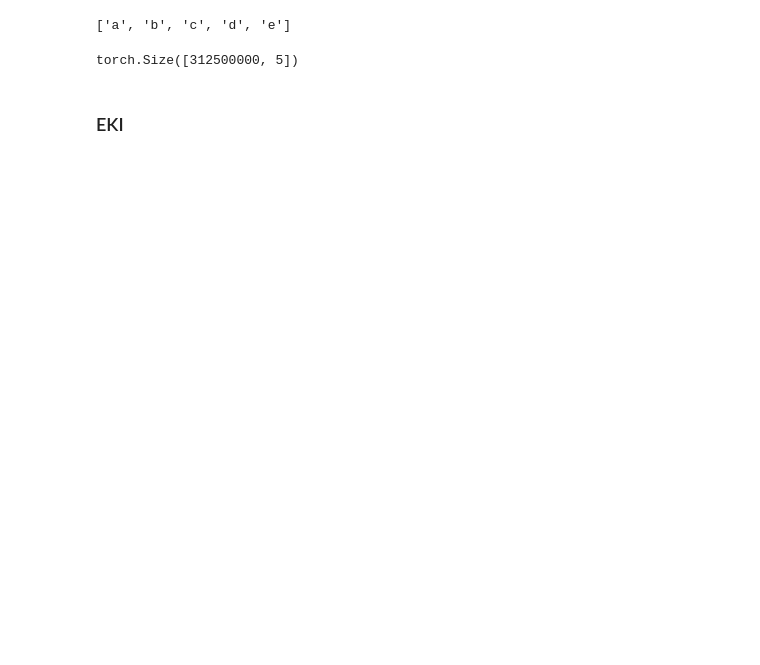
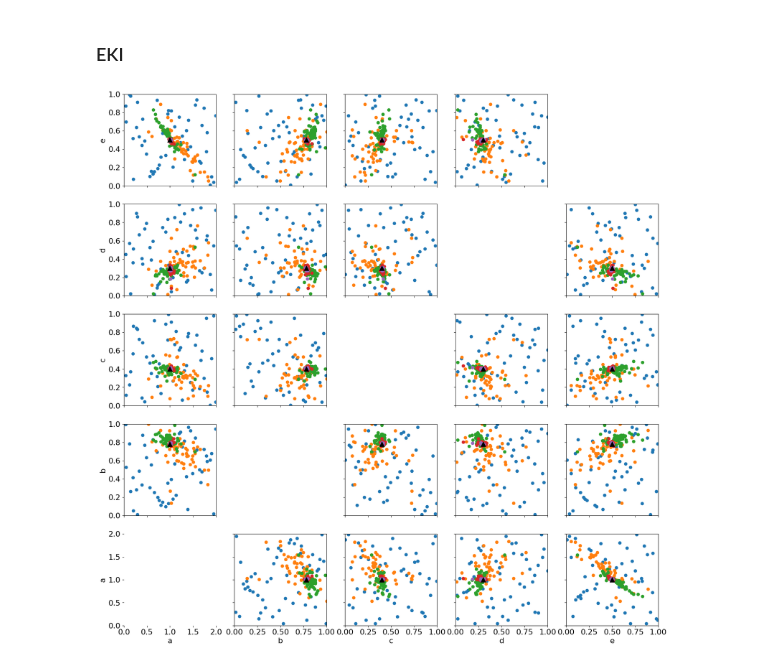
Before and after one commit to OneOneFour/abracalibra, a Jupyter notebook: examples/linear_model.ipynb, the cells around one changed output. Saved outputs shown, nothing was run; the diff lists cells and outputs as text; code cells hidden in the pictures; blank space fills up the shorter version.

```diff
--- a/examples/linear_model.ipynb
+++ b/examples/linear_model.ipynb
@@ -155,4 +171,0 @@ hmpar
-# %%
-list(fixed_params.keys())
-# %% [output]
-['a', 'b', 'c', 'd', 'e']
@@ -165,11 +172,42 @@ points = torch.stack([*Cs],dim=-1).view(-1,5)
-# %%
-points.shape
-# %% [output]
-torch.Size([312500000, 5])
 # %% [markdown]
 ### EKI
 # %%
 from abracalibra.eki import EnsembleKalmanInversion
-
-eki = EnsembleKalmanInversion(parameters,priors,observables,summary,ensemble_size=50,forward=fwd)
-best_params = eki.calibrate(5,verbose=True)
+ENS = 50
+eki = EnsembleKalmanInversion(parameters,priors,observables,ensemble_size=ENS,forward=fwd)
+best_params = eki.calibrate(5)
+# %%
+eki_params = eki.parameters
+# %%
+plt.rcParams.update({'font.size': 16})
+fig, axs = plt.subplots(5,5,figsize=(20,20),sharex='col',sharey='row')
+key_list = list(fixed_params.keys())
+with torch.no_grad():
+    for row in range(5):
+        actual_row = 4 - row
+        for col in range(5):
+            if actual_row == col:
+                # turn axis off
+                            # ax[i][j].xaxis.set_visible(False)
+                if actual_row == 0 and col == 0:
+                    axs[row][col].set_ylabel(key_list[actual_row])
+                    axs[row][col].set_xlabel(key_list[col])
+                    axs[row][col].tick_params(top=False,right=False)
+                else:
+                    axs[row][col].tick_params(left=False,bottom=False,right=False,top=False)
+                # ax[i][j].yaxis.set_visible(False)
+                plt.setp(axs[row][col].spines.values(), visible=False)
+                continue
+            else:
+                for i in range(5):
+                    axs[row][col].scatter(eki_params[i,:,col],eki_params[i,:,actual_row])
+                axs[row][col].scatter(fixed_params[key_list[col]],fixed_params[key_list[actual_row]],color='black',marker='^',s=100)
+                axs[row][col].set_xlim(hm.prior_list[col].support.lower_bound,hm.prior_list[col].support.upper_bound)
+                axs[row][col].set_ylim(hm.prior_list[actual_row].support.lower_bound,hm.prior_list[actual_row].support.upper_bound)
+            if col == 0:
+                axs[row][col].set_ylabel(key_list[actual_row])
+            if row == 4:
+                axs[row][col].set_xlabel(key_list[col])
+fig.savefig(f"eki_sine_5params_{ENS}.png")
+# %% [output]
+[figure, added]
```
Also changed, not shown: parts of 10 cells of this notebook, 1 other file.
